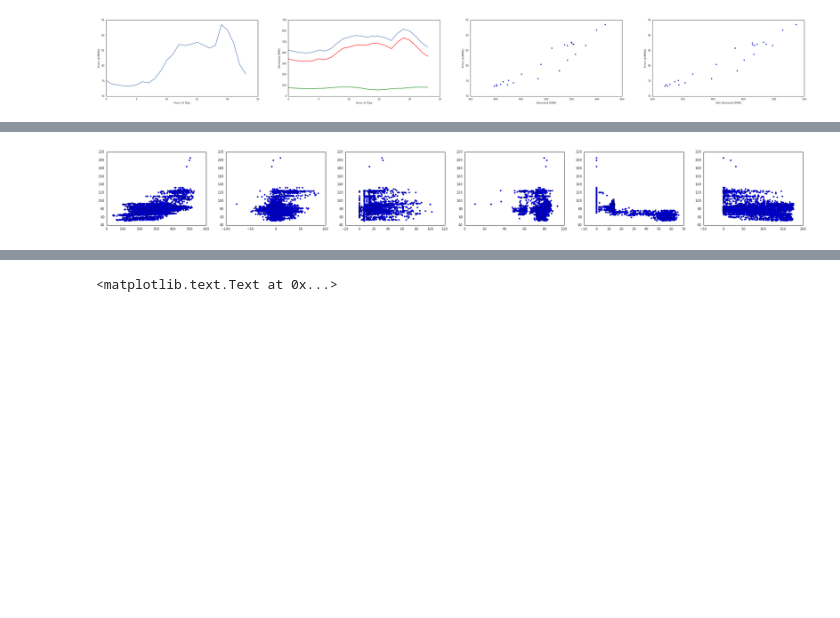
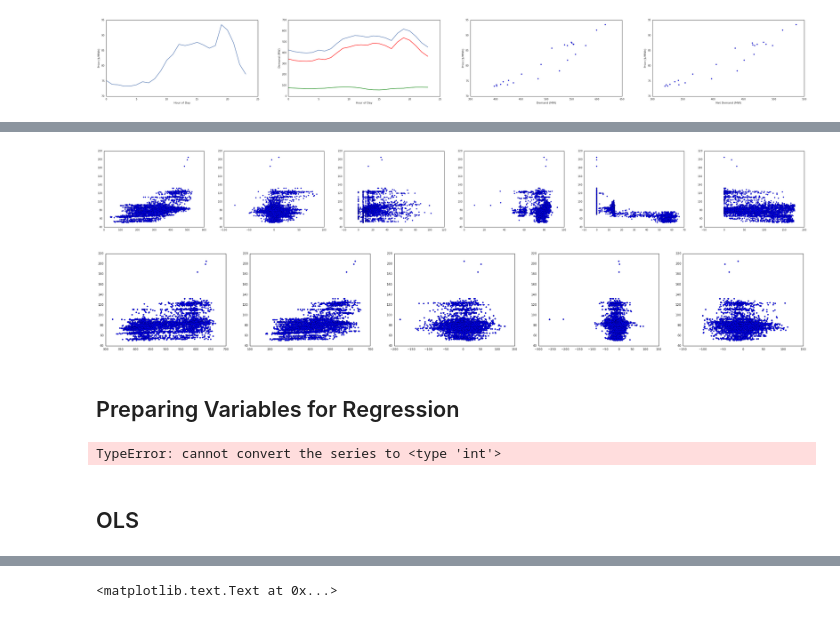
Before and after one commit to diegoleonbarido/flexbox-data-dump-analysis, a Jupyter notebook: ipynb/System_Level.ipynb, the cells around one changed output, grey strips where cells are left out. Saved outputs shown, nothing was run; the diff lists cells and outputs as text; code cells hidden in the pictures; blank space fills up the shorter version.

```diff
--- a/ipynb/System_Level.ipynb
+++ b/ipynb/System_Level.ipynb
@@ -763,32 +784,54 @@ hydro = ['PCA1','PCA2','PCF1','PCF2','HPA1','HPA2']
 geothermal = ['PEN1 y 2','PEN3','PEN4','PMT1','PMT2','PMT3']
 biomass = ['MTR','NSL']
 wind = ['AMY1','AMY2','ABR','EOL','PBP']
 no_dispatch = ['AMY1','AMY2','ABR','EOL','PBP','HPA1','HPA2']
 agc = ['CEN','EEC','PCA1','PCA2','TPC']
 albanisa = ['PCG1','PCG2','PCG3','PCG4','PCG5','PCG6','PCG7','PCG8','PCG9','PHC1','PHC2']
 peak = ['PLB1','PLB2','PHC1','PHC2']
 
 resource_df = gen_prices_net[['hour','bunker','interconnect','hydro','geothermal','biomass','wind','net_demand_diff','demand_diff','wind_diff','Demanda','net_Demanda','price']]
 
 #Iterate through hours to observe the response
-hour_zero_resources = resource_df[(resource_df['hour'] == 4)]
+hour_zero_resources = resource_df[(resource_df['hour'] == 0)]
 
 plt.subplot(161)
 plt.scatter(resource_df['bunker'],resource_df['price'])
 plt.subplot(162)
 plt.scatter(resource_df['interconnect'],resource_df['price'])
 plt.subplot(163)
 plt.scatter(resource_df['hydro'],resource_df['price'])
 plt.subplot(164)
 plt.scatter(resource_df['geothermal'],resource_df['price'])
 plt.subplot(165)
 plt.scatter(resource_df['biomass'],resource_df['price'])
 plt.subplot(166)
 plt.scatter(resource_df['wind'],resource_df['price'])
 
 plt.subplots_adjust(right=5)
 #sns.pairplot(hour_zero_resources)
 #np.isnan(hour_zero_resources)
 #hour_zero_resources
 # %% [output]
-[figure, old version]
+[figure, new version]
+# %%
+# Creating an hourly df to do plots
+
+#Iterate through hours to observe the response
+hour_zero_resources = resource_df[(resource_df['hour'] == 3)]
+
+plt.subplot(161)
+plt.scatter(resource_df['Demanda'],resource_df['price'])
+plt.subplot(162)
+plt.scatter(resource_df['net_Demanda'],resource_df['price'])
+plt.subplot(163)
+plt.scatter(resource_df['net_demand_diff'],resource_df['price'])
+plt.subplot(164)
+plt.scatter(resource_df['demand_diff'],resource_df['price'])
+plt.subplot(165)
+plt.scatter(resource_df['wind_diff'],resource_df['price'])
+
+plt.subplots_adjust(right=5)
+# %% [output]
+[figure, added]
+# %% [markdown]
+## Preparing Variables for Regression
@@ -794,0 +859,6 @@ plt.subplots_adjust(right=5)
+# %%
+int(hour_zero_resources['log_wind'])
+# %% [output]
+TypeError: cannot convert the series to <type 'int'>
+# %% [markdown]
+## OLS
```
Also changed, not shown: parts of 17 cells of this notebook, 4 other files.
